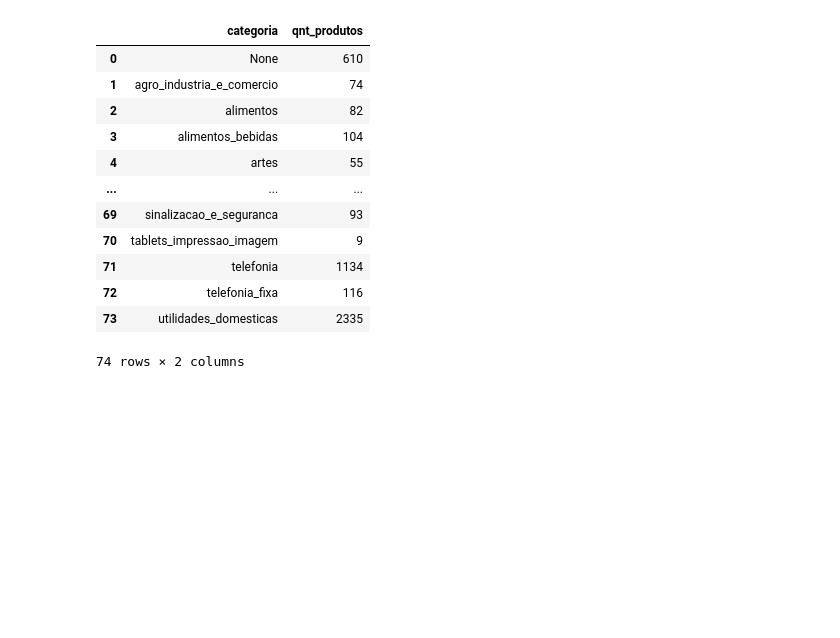
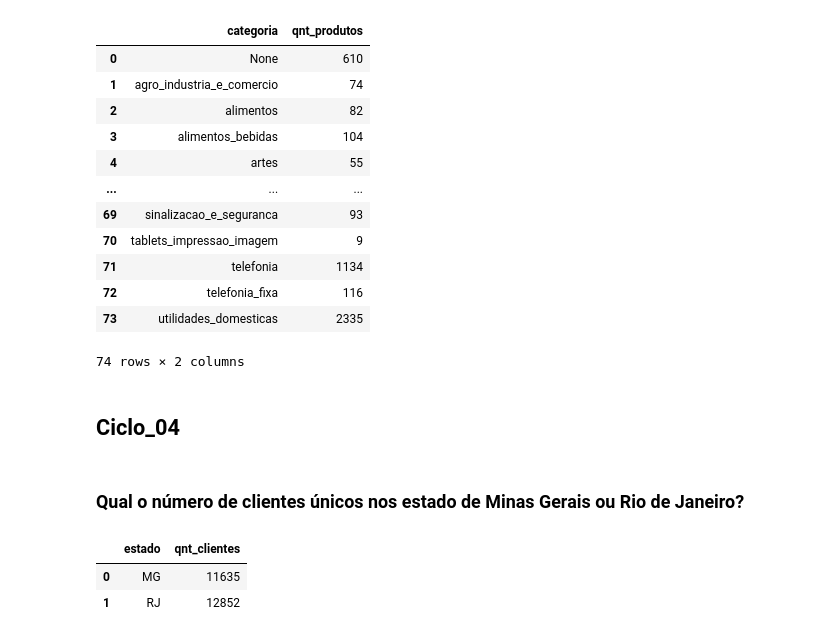
Before and after one commit to C41m/C41m-sql_ecommerce, a Jupyter notebook: sql.ipynb, the cells around one changed output. Cells and saved outputs as stored; diff of their text form; code cells hidden in the pictures; blank space fills up the shorter version.

Commit message:
Adição de Tasks_6 - Ciclo_04 - Em produção.

```diff
--- a/sql.ipynb
+++ b/sql.ipynb
@@ -1096,3 +1096,32 @@ display(df)
 | 72 | telefonia_fixa | 116 |
 | 73 | utilidades_domesticas | 2335 |
 74 rows × 2 columns
+# %% [markdown]
+## Ciclo_04
+# %% [markdown]
+### Qual o número de clientes únicos nos estado de Minas Gerais ou Rio de Janeiro?
+# %%
+cursor.execute(
+  """
+  SELECT
+    c.customer_state,
+    COUNT(DISTINCT c.customer_id) AS qnt_clientes
+  FROM
+    customer c
+  WHERE
+    c.customer_state = "MG"
+    OR customer_state = "RJ"
+  GROUP BY
+    c.customer_state
+  """
+)
+
+rows = cursor.fetchall()
+
+df = pd.DataFrame(rows, columns=["estado", "qnt_clientes"])
+
+display(df)
+# %% [output]
+|  | estado | qnt_clientes |
+| 0 | MG | 11635 |
+| 1 | RJ | 12852 |
```
Also changed, not shown: parts of 8 cells of this notebook, 1 other file.
